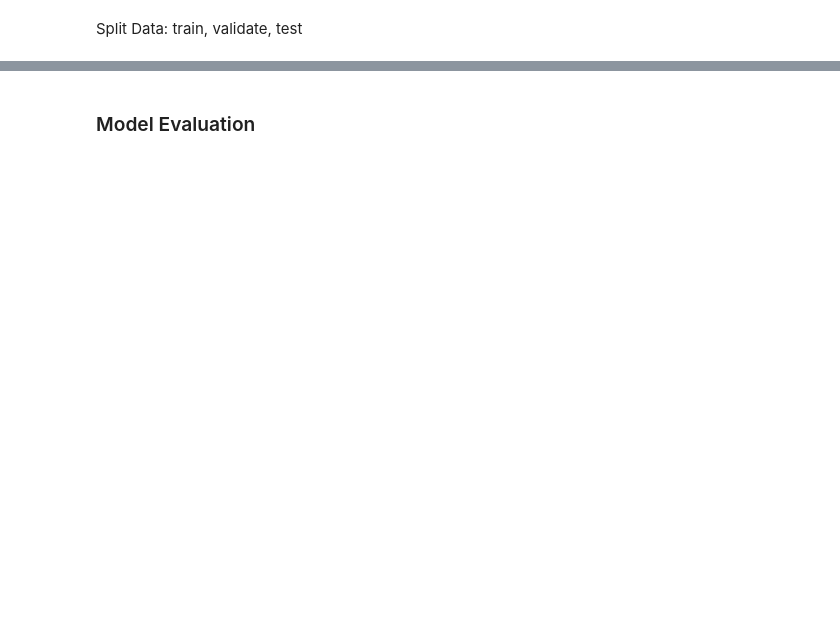
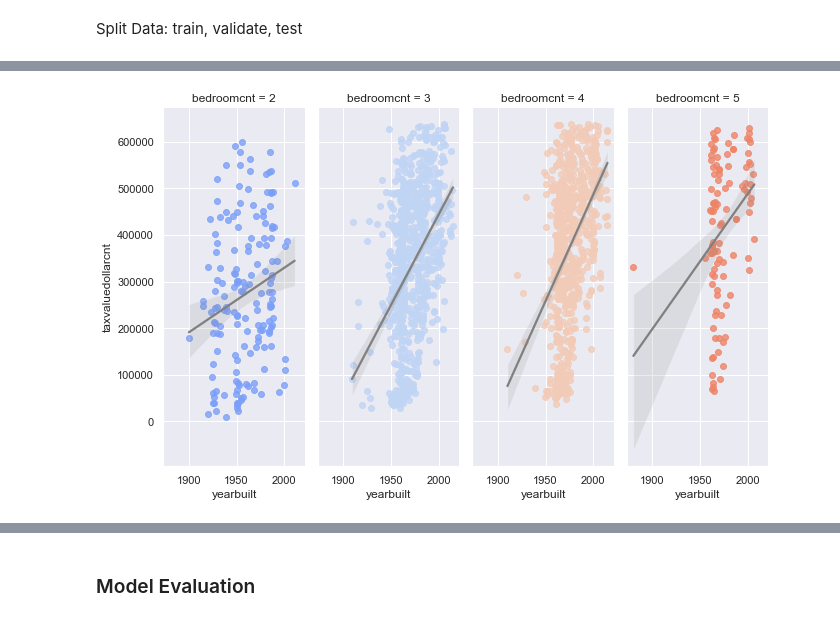
Before and after one commit to Kayfj41901/regression_exercises, a Jupyter notebook: Regression Project Estimating Home Value.ipynb, the cells around one changed output, grey strips where cells are left out. Drawn from its saved outputs; the diff is of its cells as text; code cells hidden in the pictures; blank space fills up the shorter version.

```diff
--- a/Regression Project Estimating Home Value.ipynb
+++ b/Regression Project Estimating Home Value.ipynb
@@ -87,0 +134,4 @@ train.head(2)
+# %%
+visuals.Ventura_bedroom()
+# %% [output]
+[figure, added]
```
Also changed, not shown: parts of 213 cells of this notebook, 11 other files.
